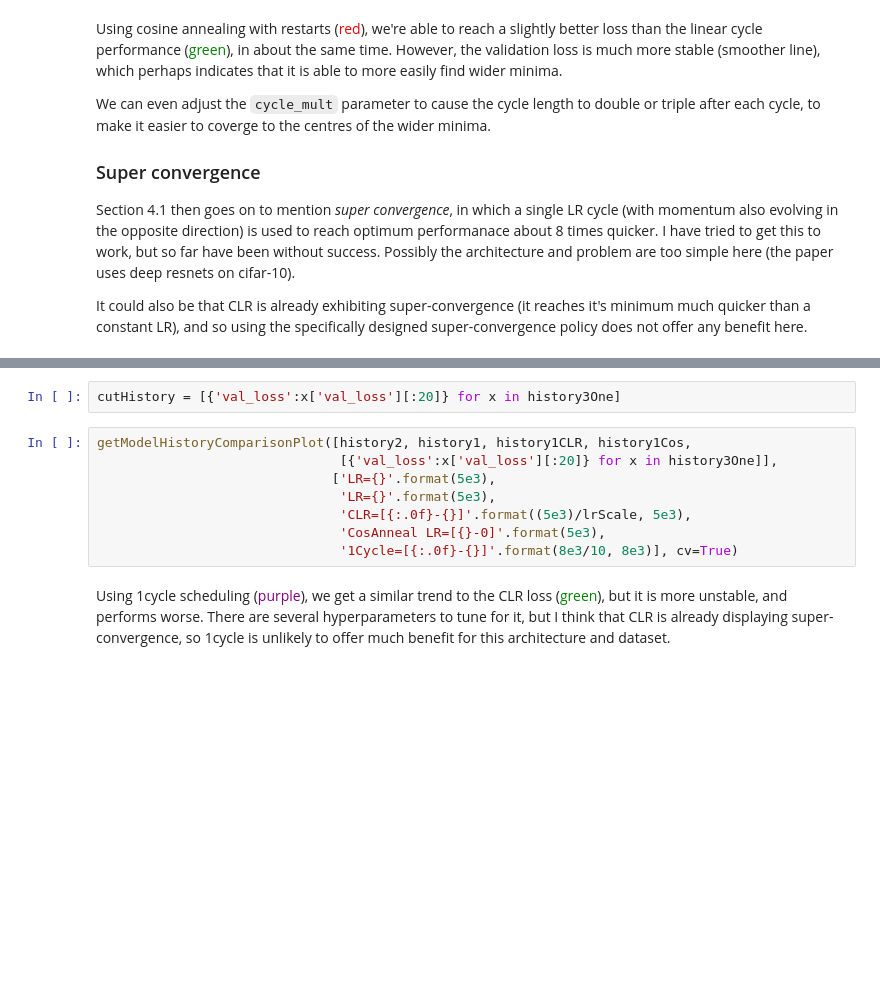
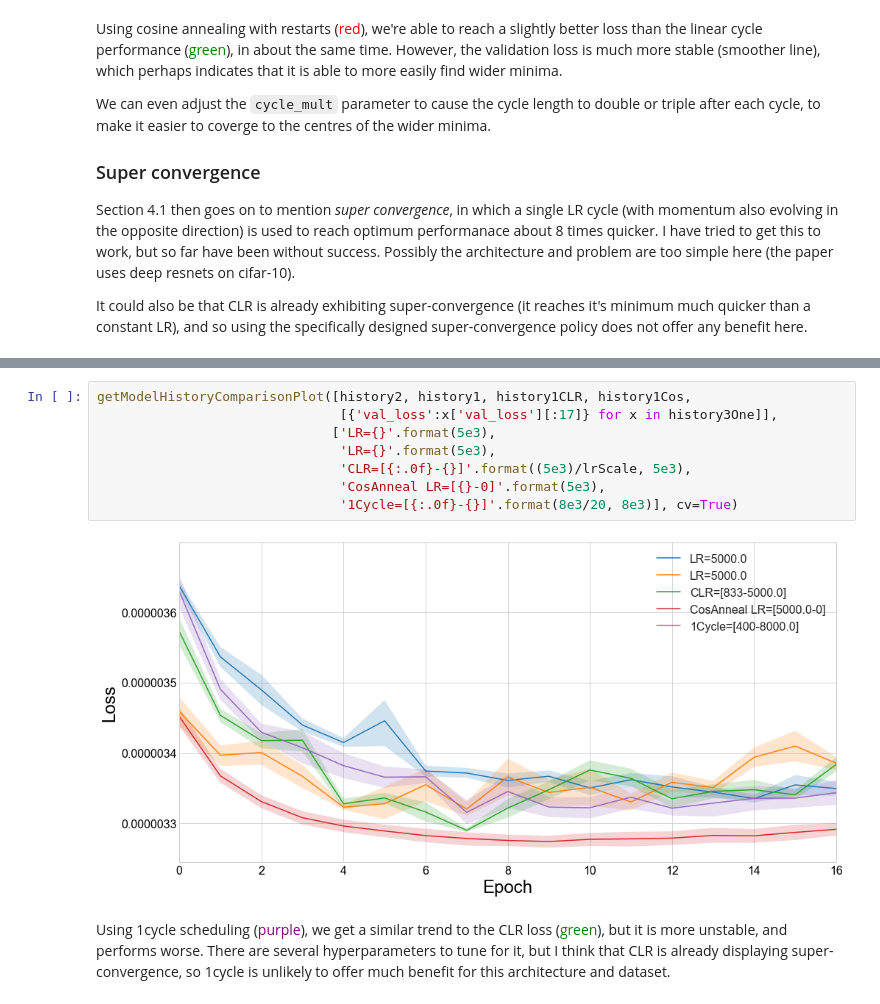
Before and after one commit to GilesStrong/Smith_HyperParams1_Demo, a Jupyter notebook: Notebooks/Sec4-1_Cyclical_LR.ipynb, the cells around one changed output, grey strips where cells are left out. Drawn from its saved outputs; the diff is of its cells as text; blank space fills up the shorter version.

```diff
--- a/Notebooks/Sec4-1_Cyclical_LR.ipynb
+++ b/Notebooks/Sec4-1_Cyclical_LR.ipynb
@@ -249,12 +239,12 @@ Running fold 5 / 5
-# %%
-cutHistory = [{'val_loss':x['val_loss'][:20]} for x in history3One]
 # %%
 getModelHistoryComparisonPlot([history2, history1, history1CLR, history1Cos,
-                               [{'val_loss':x['val_loss'][:20]} for x in history3One]],
+                               [{'val_loss':x['val_loss'][:17]} for x in history3One]],
                               ['LR={}'.format(5e3),
                                'LR={}'.format(5e3),
                                'CLR=[{:.0f}-{}]'.format((5e3)/lrScale, 5e3),
                                'CosAnneal LR=[{}-0]'.format(5e3),
-                               '1Cycle=[{:.0f}-{}]'.format(8e3/10, 8e3)], cv=True)
+                               '1Cycle=[{:.0f}-{}]'.format(8e3/20, 8e3)], cv=True)
+# %% [output]
+[figure, added]
 # %% [markdown]
 Using 1cycle scheduling (<span style="color:purple">purple</span>), we get a similar trend to the CLR loss (<span style="color:green">green</span>), but it is more unstable, and performs worse. There are several hyperparameters to tune for it, but I think that CLR is already displaying super-convergence, so 1cycle is unlikely to offer much benefit for this architecture and dataset.
```
Also changed, not shown: parts of 1 cell of this notebook, 1 other file.
